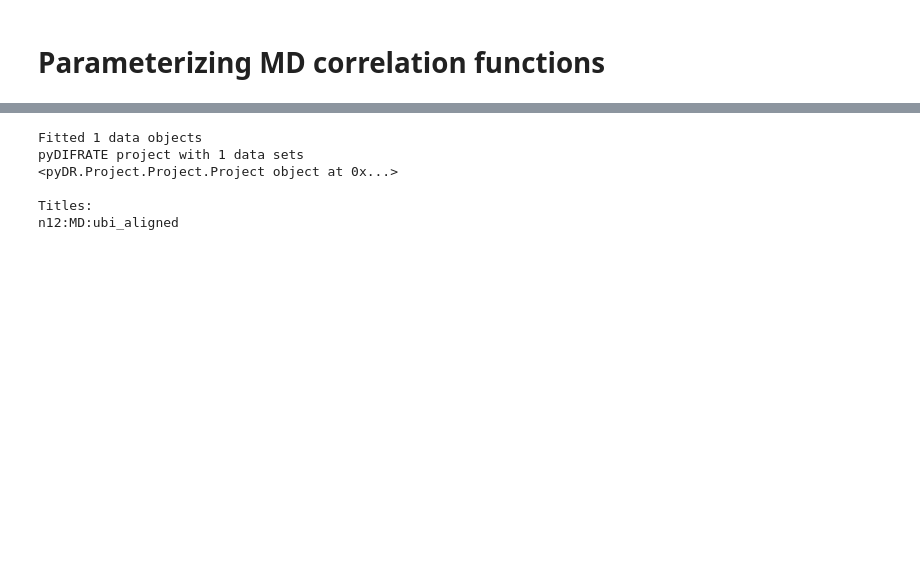
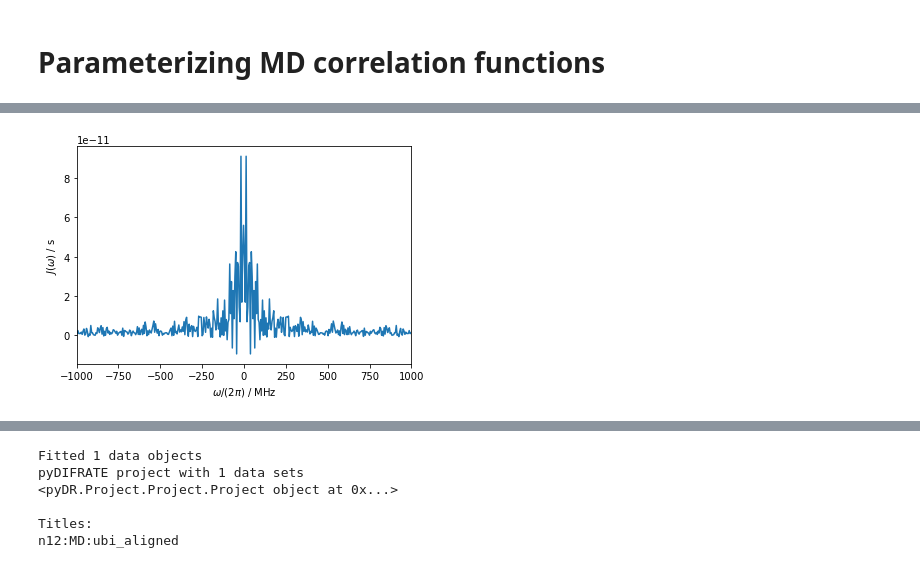
Before and after one commit to alsinmr/ConferenceExamples, a Jupyter notebook: JupyterBook/GNMR2025/MD2NMR_fitting.ipynb, the cells around one changed output, grey strips where cells are left out. Cells and saved outputs as stored; diff of their text form; code cells hidden in the pictures; blank space fills up the shorter version.

```diff
--- a/JupyterBook/GNMR2025/MD2NMR_fitting.ipynb
+++ b/JupyterBook/GNMR2025/MD2NMR_fitting.ipynb
@@ -85,0 +174,18 @@ r:MD:ubi_aligned with 72 data points
+# %%
+resi=5
+i=np.argmax(resids==resi) # Finds where this is true
+Ct=data.R[i]-data.S2[i]
+Ct[0]/=2  #Single-sided FT, need to cut first point in half
+dt=(t[1]-t[0])*1e-9
+J=2*np.fft.fftshift(np.fft.fft(Ct[:len(Ct)//2],n=len(Ct))).real*dt
+
+f=1/(2*dt)*np.linspace(-1,1,len(t))/1e6
+f-=(f[1]-f[0])/2
+# %%
+ax=plt.subplots()[1]
+ax.plot(f,J)
+ax.set_xlabel(r'$\omega/(2\pi)$ / MHz')
+ax.set_ylabel(r'$J(\omega)$ / s')
+_=ax.set_xlim([-1000,1000])
+# %% [output]
+[figure, added]
```
Also changed, not shown: parts of 19 cells of this notebook, 1 other file.
